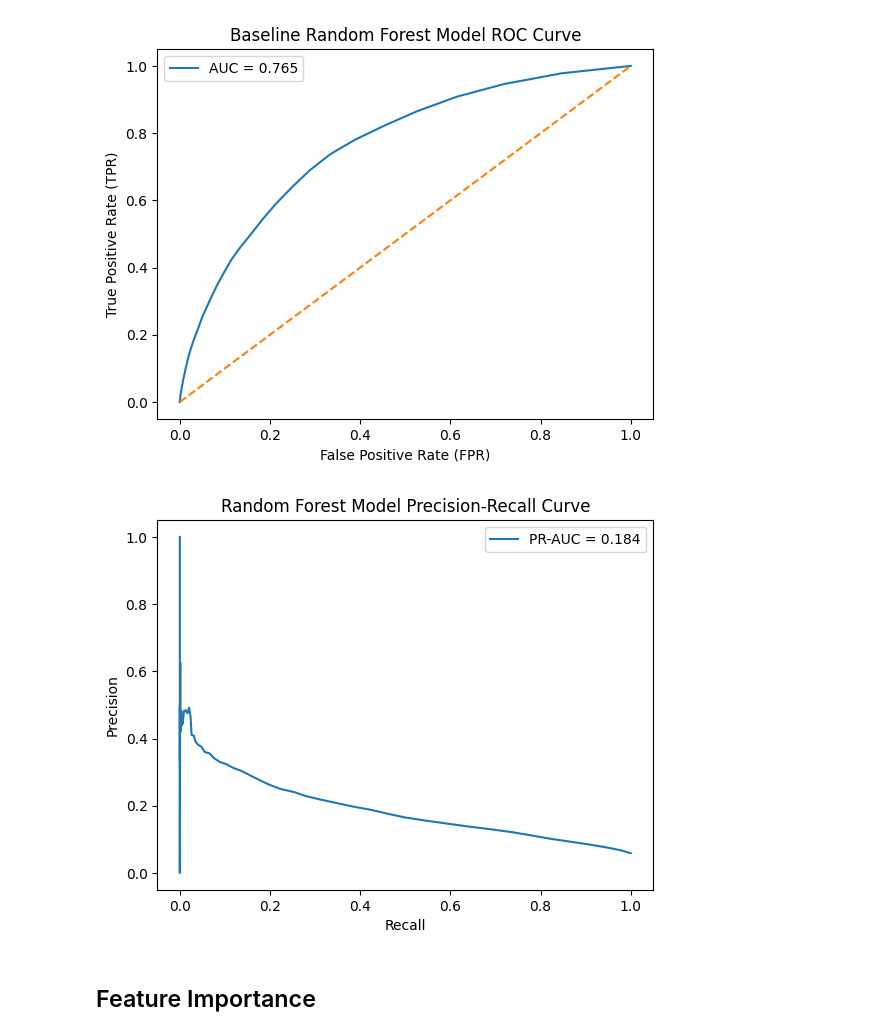
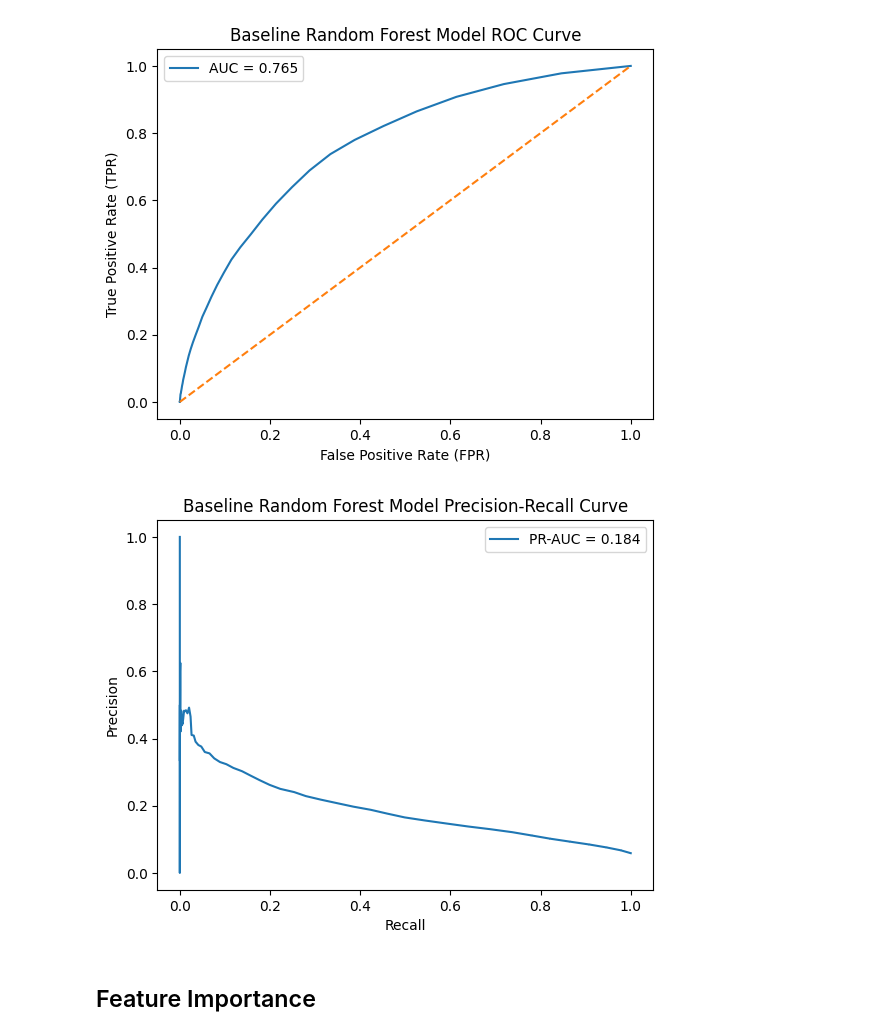
Before and after one commit to KWilson310/E-Cigarette-and-Healthy-Habits-Study, a Jupyter notebook: Scripts/8_Random_Forest_Model.ipynb, the cells around one changed output. Drawn from its saved outputs; the diff is of its cells as text; code cells hidden in the pictures.

Commit message:
Fix title
Fix title in PR-AUC plot

```diff
--- a/Scripts/8_Random_Forest_Model.ipynb
+++ b/Scripts/8_Random_Forest_Model.ipynb
@@ -201,19 +201,19 @@ plt.show()
 # %%
 y_prob = random_forest_model.predict_proba(x_test_scaled)[:,1] # Calculate probabilities
 precision, recall, thresholds = precision_recall_curve(y_test, y_prob) # Calculate the precision-recall curve
 pr_auc = average_precision_score(y_test, y_prob) # Calculate the PR-AUC Score
 
 # Plot Precision-Recall Curve
 plt.figure()
 plt.plot(recall, precision, label = f"PR-AUC = {round(pr_auc, 3)}")
 
 plt.xlabel("Recall")
 plt.ylabel("Precision")
-plt.title("Random Forest Model Precision-Recall Curve")
+plt.title("Baseline Random Forest Model Precision-Recall Curve")
 plt.legend()
 plt.show()
 # %% [output]
-[figure, old version]
+[figure, new version]
 # %% [markdown]
 ## Feature Importance
 # %%
```
